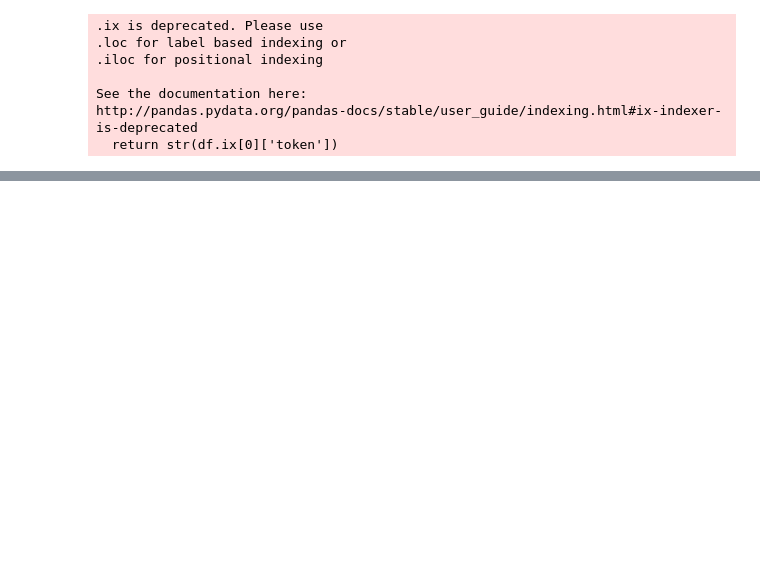
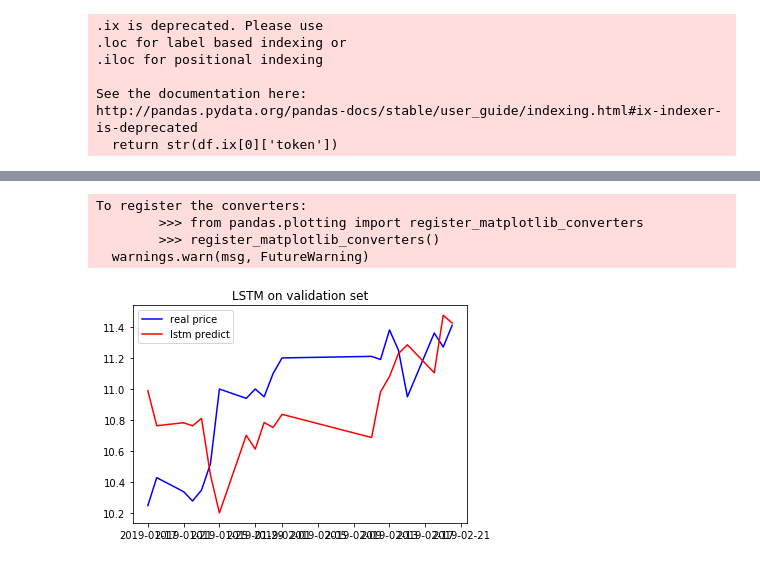
Before and after one commit to TianChenjiang/Networker, a Jupyter notebook: model/Experiment/LSTM.ipynb, the cells around one changed output, grey strips where cells are left out. Drawn from its saved outputs; the diff is of its cells as text; code cells hidden in the pictures; blank space fills up the shorter version.

```diff
--- a/model/Experiment/LSTM.ipynb
+++ b/model/Experiment/LSTM.ipynb
@@ -53,0 +248,9 @@ sns.scatterplot(x=sz1['trade_date'], y=sz1['close'])
+# %%
+val_set = sz1_values[train_size: train_size+val_size]
+real_val = val_set[lookback: , 3]
+pred_val = []
+for i in range(val_size - lookback):
+    window = val_set[i: i + lookback]
+    window = window.reshape(1, len(window), -1)
+    pred_val.append(model.predict(window)[0, 0])
+pred_val = np.array(pred_val)
@@ -53,0 +261,18 @@ sns.scatterplot(x=sz1['trade_date'], y=sz1['close'])
+# %%
+date = sz1.iloc[train_size + lookback: train_size + val_size].index
+real_val = real_val * train_std['close'] + train_mean['close']
+pred_val = pred_val * train_std['close'] + train_mean['close']
+plt.figure()
+
+plt.plot(date, real_val, 'b', label='real price')
+plt.plot(date, pred_val, 'r', label='lstm predict')
+plt.title('LSTM on validation set')
+plt.legend()
+
+plt.show()
+# %% [output]
+To register the converters:
+        >>> from pandas.plotting import register_matplotlib_converters
+        >>> register_matplotlib_converters()
+  warnings.warn(msg, FutureWarning)
+[figure, added]
```
Also changed, not shown: parts of 28 cells of this notebook, 15 other files.
